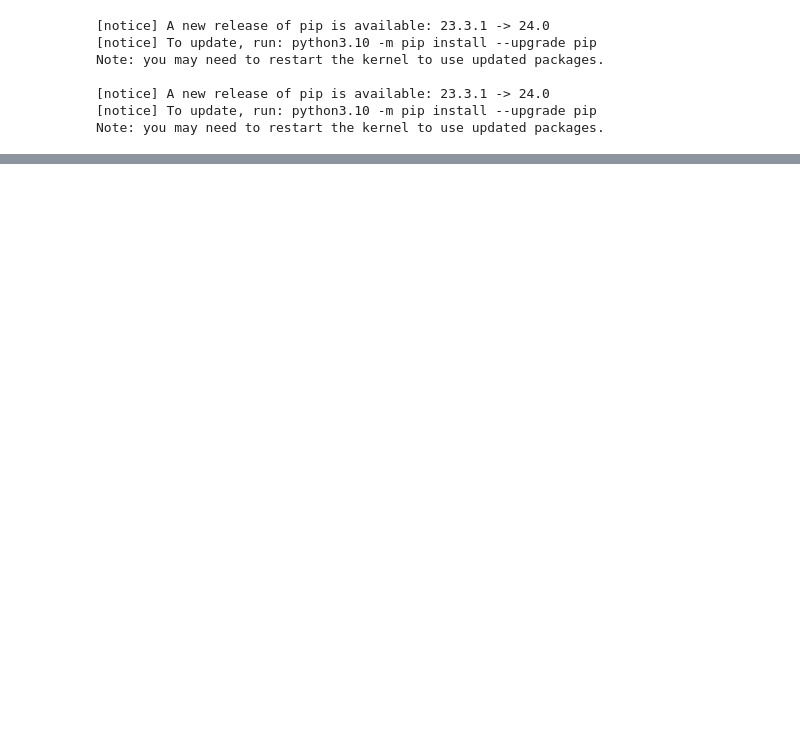
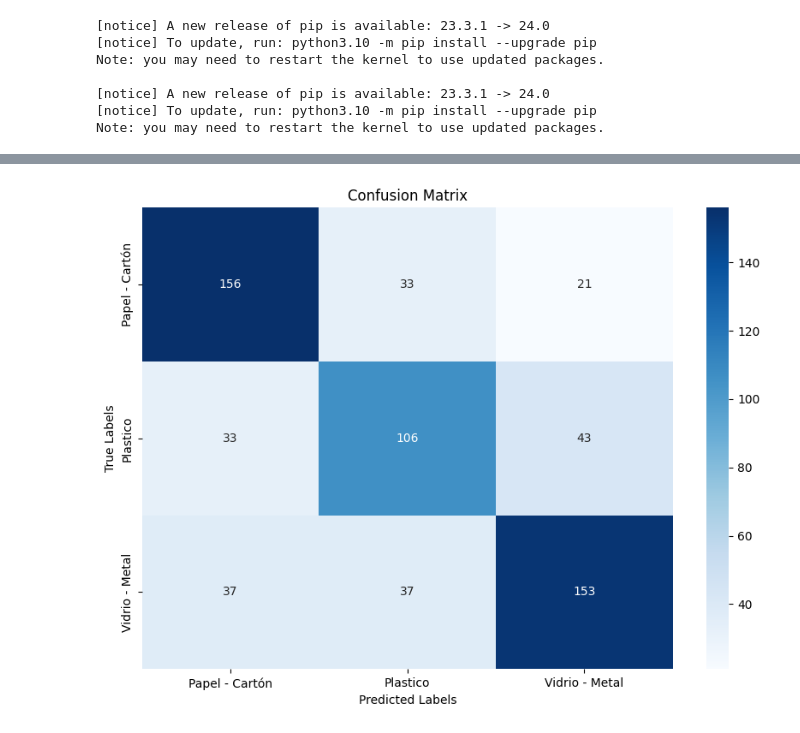
Before and after one commit to abrilnoguera/WasteRecognition-CV, a Jupyter notebook: model2.ipynb, the cells around one changed output, grey strips where cells are left out. Cells and saved outputs as stored; diff of their text form; code cells hidden in the pictures; blank space fills up the shorter version.

```diff
--- a/model2.ipynb
+++ b/model2.ipynb
@@ -109,0 +118,4 @@ Test accuracy: 0.5078864097595215
+# %%
+y_pred = model.predict(X_test)
+# Si las predicciones son probabilísticas (por ejemplo, softmax de salida), obtener la clase predicha como la de mayor probabilidad
+y_pred_classes = np.argmax(y_pred, axis=1)  # Esto supone que `model.predict` devuelve un array de probabilidades por clase
@@ -109,0 +124,13 @@ Test accuracy: 0.5078864097595215
+# %%
+from sklearn.metrics import classification_report, confusion_matrix, accuracy_score
+
+# Calcular precisión, recall y f1-score
+print(classification_report(y_test, y_pred_classes, target_names=class_names))
+
+# Calcular la matriz de confusión
+conf_matrix = confusion_matrix(y_test, y_pred_classes)
+print("Confusion Matrix:")
+print(conf_matrix)
+
+# Calcular la precisión de manera alternativa
+print(f"Accuracy: {accuracy_score(y_test, y_pred_classes)}")
@@ -110 +153,13 @@ Test accuracy: 0.5078864097595215
+# %%
+import matplotlib.pyplot as plt
+import seaborn as sns
+
+plt.figure(figsize=(10, 7))
+sns.heatmap(conf_matrix, annot=True, fmt="d", cmap='Blues', xticklabels=class_names, yticklabels=class_names)
+plt.title('Confusion Matrix')
+plt.xlabel('Predicted Labels')
+plt.ylabel('True Labels')
+plt.show()
+# %% [output]
+[figure, added]
 # %%
```
Also changed, not shown: parts of 10 cells of this notebook, 1 other file.
